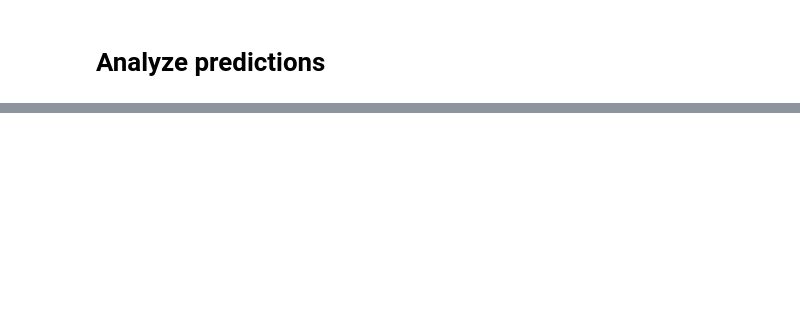
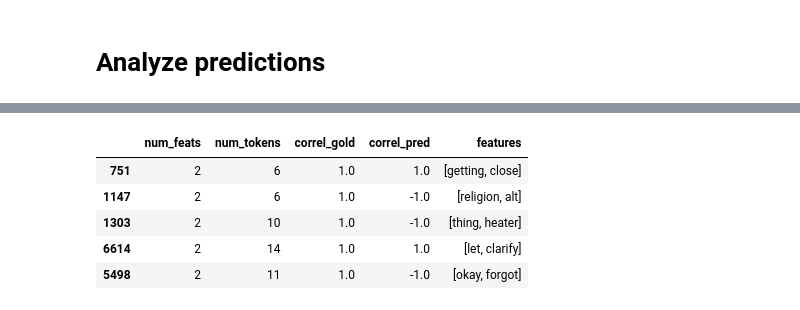
Before and after one commit to LydiaKoerber/nn-interpretability, a Jupyter notebook: analysis-predictions.ipynb, the cells around one changed output, grey strips where cells are left out. Saved outputs shown, nothing was run; the diff lists cells and outputs as text; code cells hidden in the pictures; blank space fills up the shorter version.

```diff
--- a/analysis-predictions.ipynb
+++ b/analysis-predictions.ipynb
@@ -116,0 +201,9 @@ compare_pred(0)
+# %%
+correls.sort_values(by='correl_gold', ascending=False).head()
+# %% [output]
+|  | num_feats | num_tokens | correl_gold | correl_pred | features |
+| 751 | 2 | 6 | 1.0 | 1.0 | [getting, close] |
+| 1147 | 2 | 6 | 1.0 | -1.0 | [religion, alt] |
+| 1303 | 2 | 10 | 1.0 | -1.0 | [thing, heater] |
+| 6614 | 2 | 14 | 1.0 | 1.0 | [let, clarify] |
+| 5498 | 2 | 11 | 1.0 | -1.0 | [okay, forgot] |
```
Also changed, not shown: parts of 20 cells of this notebook, 1 other file.
